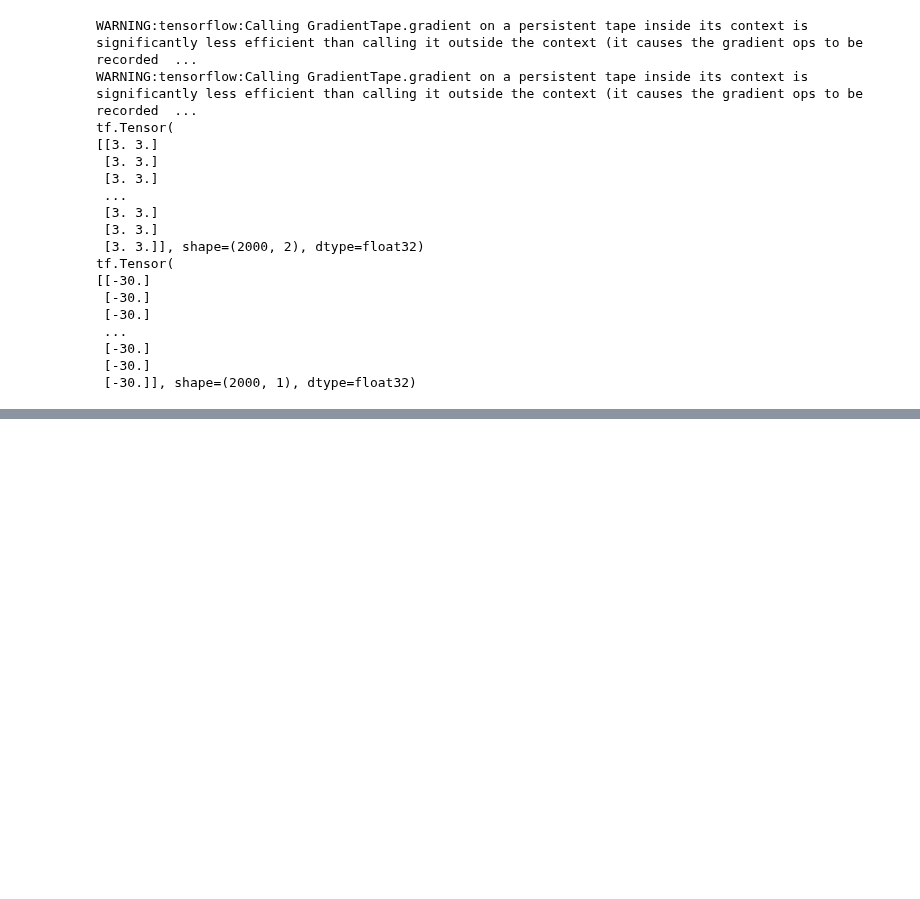
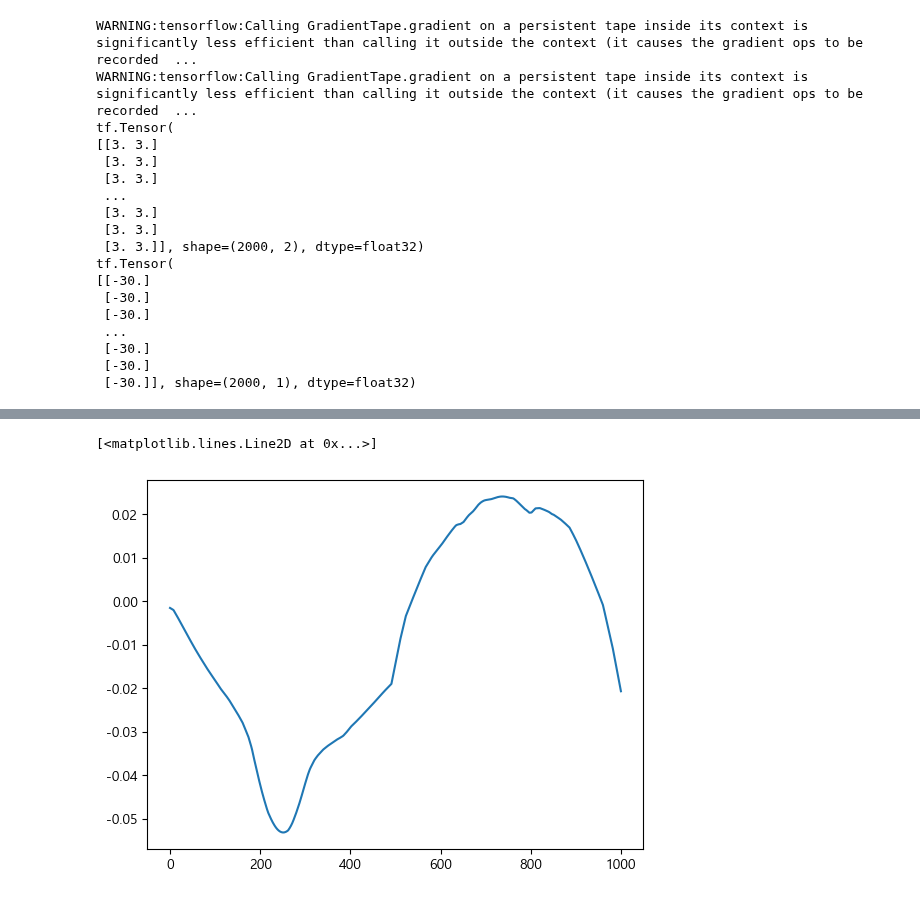
Before and after one commit to Jjineeq/hysteresis_curve, a Jupyter notebook: 23_06_22.ipynb, the cells around one changed output, grey strips where cells are left out. Cells and saved outputs as stored; diff of their text form; code cells hidden in the pictures; blank space fills up the shorter version.

```diff
--- a/23_06_22.ipynb
+++ b/23_06_22.ipynb
@@ -477,0 +540,2 @@ array([[-0.4806737 ],
+# %%
+y_pred = model_pinn_boucwen(x_te)
@@ -478 +547,6 @@ array([[-0.4806737 ],
+# %%
+plt.plot(y_pred[0])
+# %% [output]
+[<matplotlib.lines.Line2D at 0x...>]
+[figure, added]
 # %%
```
Also changed, not shown: parts of 16 cells of this notebook, 1 other file.
